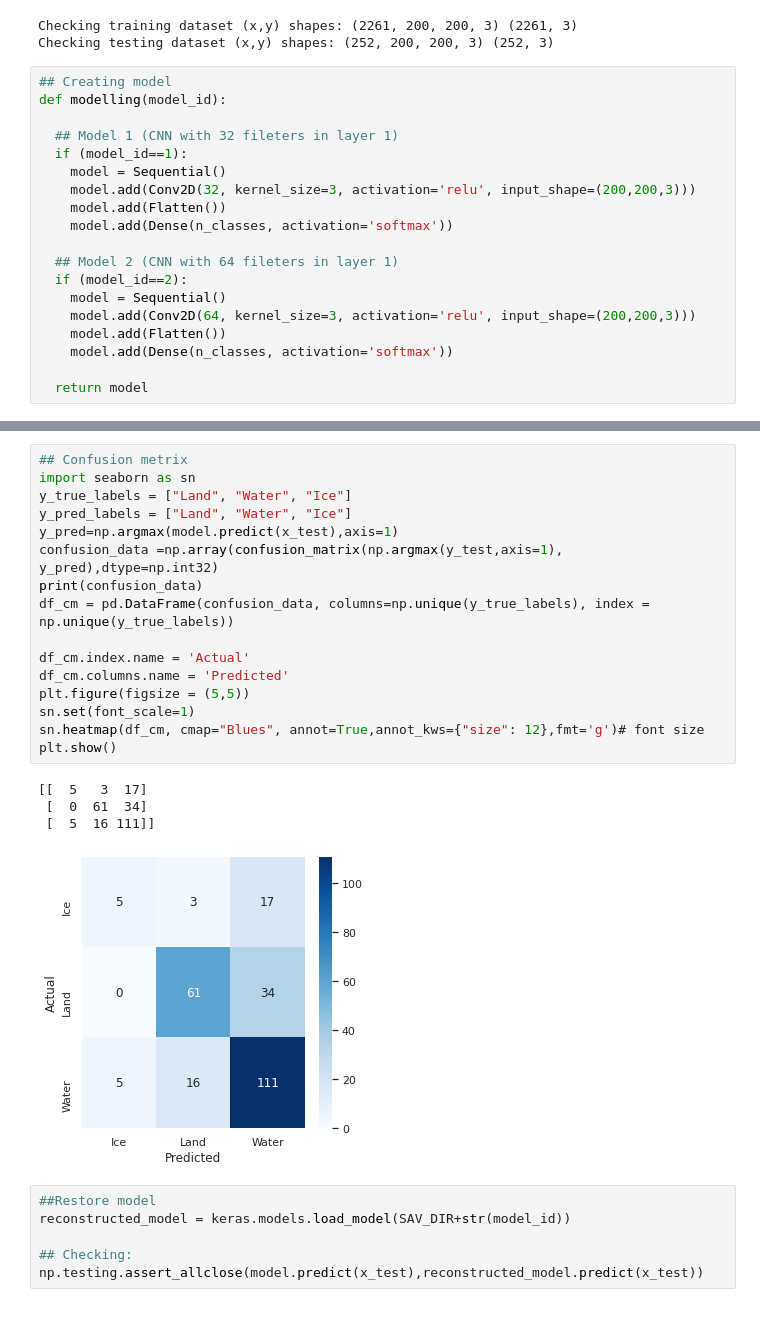
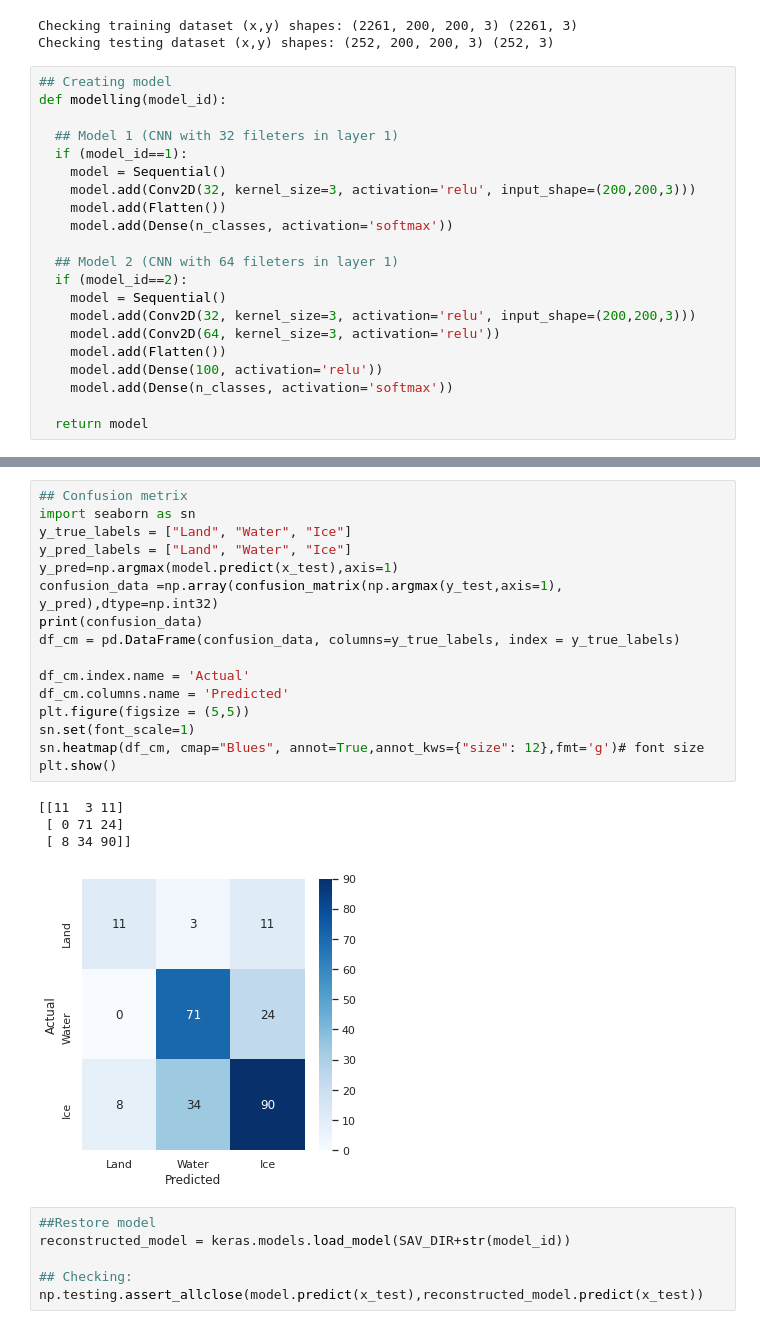
Before and after one commit to leopauly/sense-hackathon, a Jupyter notebook: SENSE_CDT_Practical_Session_Template.ipynb, the cells around one changed output, grey strips where cells are left out. Saved outputs shown, nothing was run; the diff lists cells and outputs as text.

Commit message:
Model_1_3_cm_updated

```diff
--- a/SENSE_CDT_Practical_Session_Template.ipynb
+++ b/SENSE_CDT_Practical_Session_Template.ipynb
@@ -128,8 +128,10 @@ def modelling(model_id):
   ## Model 2 (CNN with 64 fileters in layer 1)
   if (model_id==2):
     model = Sequential()
-    model.add(Conv2D(64, kernel_size=3, activation='relu', input_shape=(200,200,3)))
+    model.add(Conv2D(32, kernel_size=3, activation='relu', input_shape=(200,200,3)))
+    model.add(Conv2D(64, kernel_size=3, activation='relu'))
     model.add(Flatten())
+    model.add(Dense(100, activation='relu'))
     model.add(Dense(n_classes, activation='softmax'))
 
   return model
@@ -160,24 +177,24 @@ INFO:tensorflow:Assets written to: /content/drive/MyDrive/PolarNet/1/assets
 # %%
 ## Confusion metrix
 import seaborn as sn
 y_true_labels = ["Land", "Water", "Ice"]
 y_pred_labels = ["Land", "Water", "Ice"]
 y_pred=np.argmax(model.predict(x_test),axis=1)
 confusion_data =np.array(confusion_matrix(np.argmax(y_test,axis=1), y_pred),dtype=np.int32)
 print(confusion_data)
-df_cm = pd.DataFrame(confusion_data, columns=np.unique(y_true_labels), index = np.unique(y_true_labels))
+df_cm = pd.DataFrame(confusion_data, columns=y_true_labels, index = y_true_labels)
 
 df_cm.index.name = 'Actual'
 df_cm.columns.name = 'Predicted'
 plt.figure(figsize = (5,5))
 sn.set(font_scale=1)
 sn.heatmap(df_cm, cmap="Blues", annot=True,annot_kws={"size": 12},fmt='g')# font size
 plt.show()
 # %% [output]
-[[  5   3  17]
- [  0  61  34]
- [  5  16 111]]
+[[11  3 11]
+ [ 0 71 24]
+ [ 8 34 90]]
-[figure, old version]
+[figure, new version]
 # %%
 ##Restore model
 reconstructed_model = keras.models.load_model(SAV_DIR+str(model_id))
```
Also changed, not shown: parts of 4 cells of this notebook.
